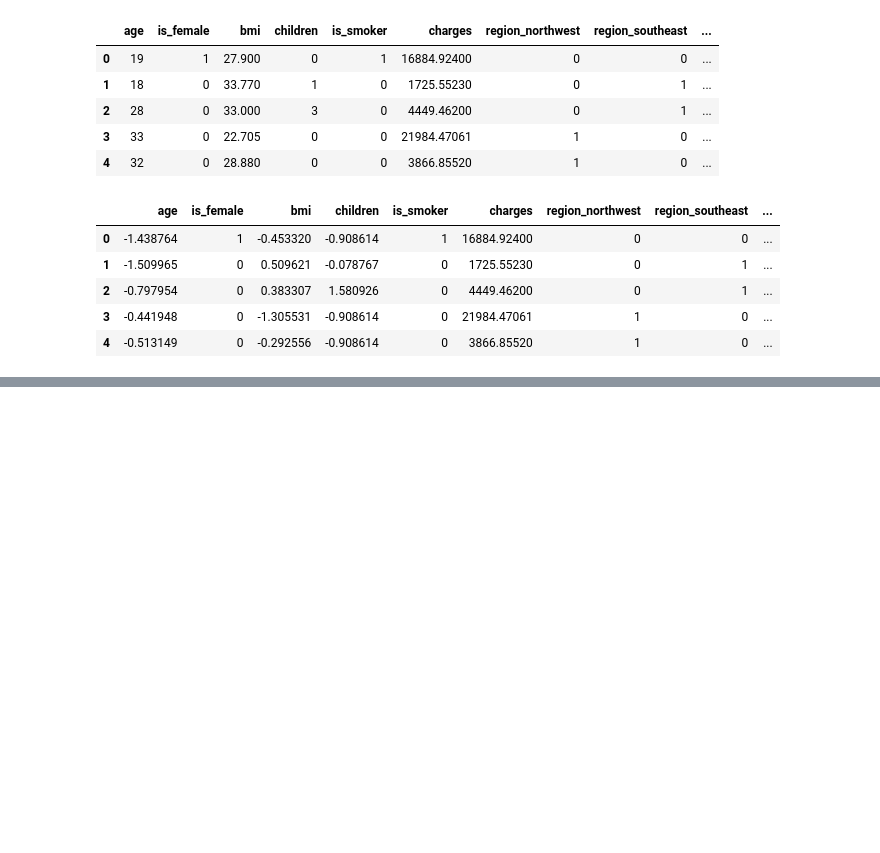
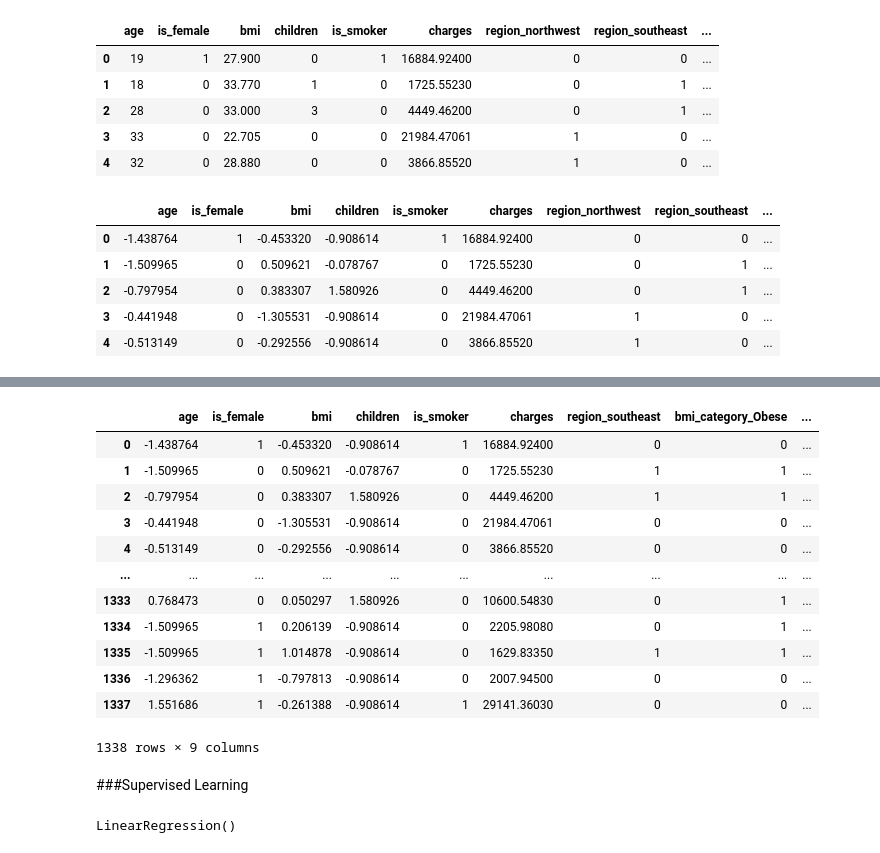
Before and after one commit to biswa2005/ML-Learning, a Jupyter notebook: ML_Basics.ipynb, the cells around one changed output, grey strips where cells are left out. Cells and saved outputs as stored; diff of their text form; code cells hidden in the pictures; blank space fills up the shorter version.

```diff
--- a/ML_Basics.ipynb
+++ b/ML_Basics.ipynb
@@ -219,0 +255,20 @@ df_refined.head()
+# %%
+from scipy.stats import chi2_contingency
+
+alpha = 0.05
+chi2_results = {}
+
+df_refined['charges_bin'] = pd.qcut(df_refined['charges'], q=4, labels=False)
+
+for col in cat_features:
+    contingency = pd.crosstab(df_refined[col], df_refined['charges_bin'])
+    chi2_stat, p_val, _, _ = chi2_contingency(contingency)
+    decision = 'Reject Null (Keep Feature)' if p_val < alpha else 'Accept Null (Drop Feature)'
+    chi2_results[col] = {
+        'chi2_statistic': chi2_stat,
+        'p_value': p_val,
+        'Decision': decision
+    }
+
+    chi2_df = pd.DataFrame(chi2_results).T
+    chi2_df = chi2_df.sort_values(by='p_value')
@@ -219,0 +287,20 @@ df_refined.head()
+# %%
+final_df = df_refined[['age', 'is_female', 'bmi', 'children', 'is_smoker', 'charges','region_southeast','bmi_category_Obese','region_northwest']]
+# %%
+final_df
+# %% [output]
+|  | age | is_female | bmi | children | is_smoker | charges | region_southeast | bmi_category_Obese | ... |
+| 0 | -1.438764 | 1 | -0.453320 | -0.908614 | 1 | 16884.92400 | 0 | 0 | ... |
+| 1 | -1.509965 | 0 | 0.509621 | -0.078767 | 0 | 1725.55230 | 1 | 1 | ... |
+| 2 | -0.797954 | 0 | 0.383307 | 1.580926 | 0 | 4449.46200 | 1 | 1 | ... |
+| 3 | -0.441948 | 0 | -1.305531 | -0.908614 | 0 | 21984.47061 | 0 | 0 | ... |
+| 4 | -0.513149 | 0 | -0.292556 | -0.908614 | 0 | 3866.85520 | 0 | 0 | ... |
+| ... | ... | ... | ... | ... | ... | ... | ... | ... | ... |
+| 1333 | 0.768473 | 0 | 0.050297 | 1.580926 | 0 | 10600.54830 | 0 | 1 | ... |
+| 1334 | -1.509965 | 1 | 0.206139 | -0.908614 | 0 | 2205.98080 | 0 | 1 | ... |
+| 1335 | -1.509965 | 1 | 1.014878 | -0.908614 | 0 | 1629.83350 | 1 | 1 | ... |
+| 1336 | -1.296362 | 1 | -0.797813 | -0.908614 | 0 | 2007.94500 | 0 | 0 | ... |
+| 1337 | 1.551686 | 1 | -0.261388 | -0.908614 | 1 | 29141.36030 | 0 | 0 | ... |
+1338 rows × 9 columns
+# %% [markdown]
+###Supervised Learning
@@ -219,0 +316,5 @@ df_refined.head()
+# %%
+model = LinearRegression()
+model.fit(X_train, y_train)
+# %% [output]
+LinearRegression()
```
Also changed, not shown: parts of 10 cells of this notebook.
